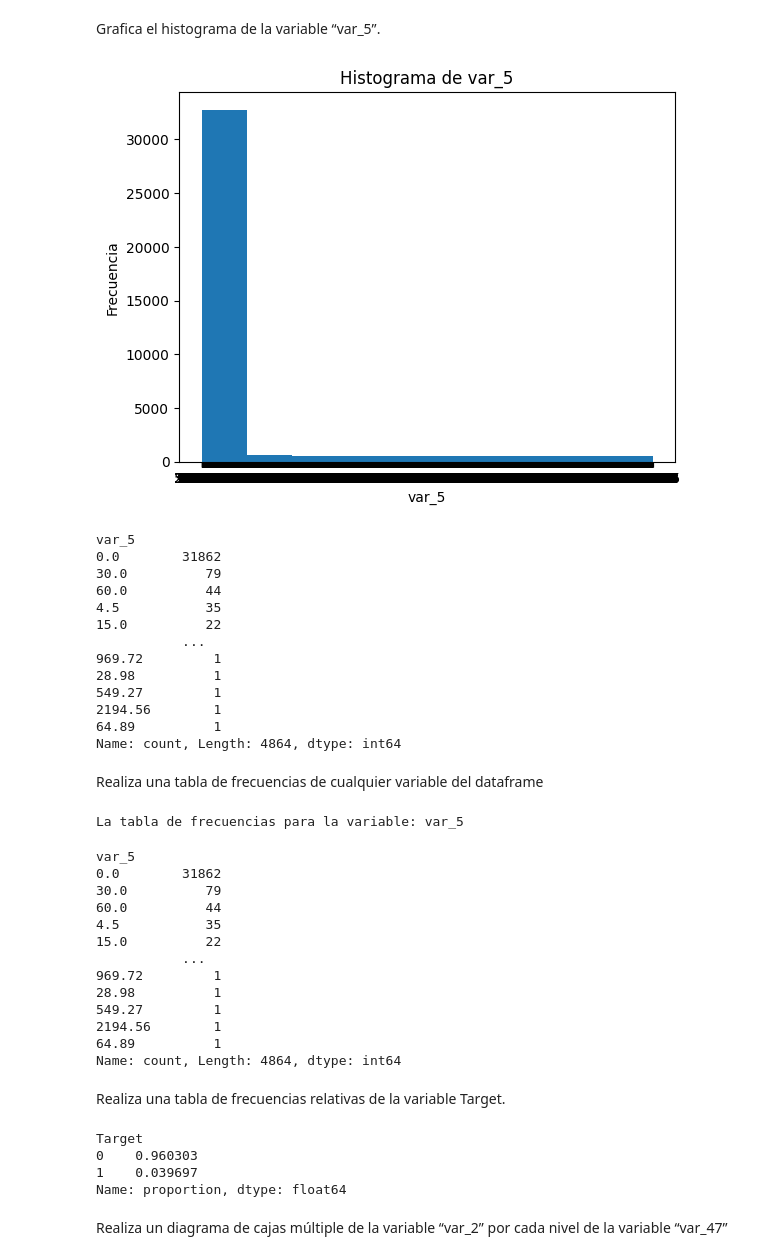
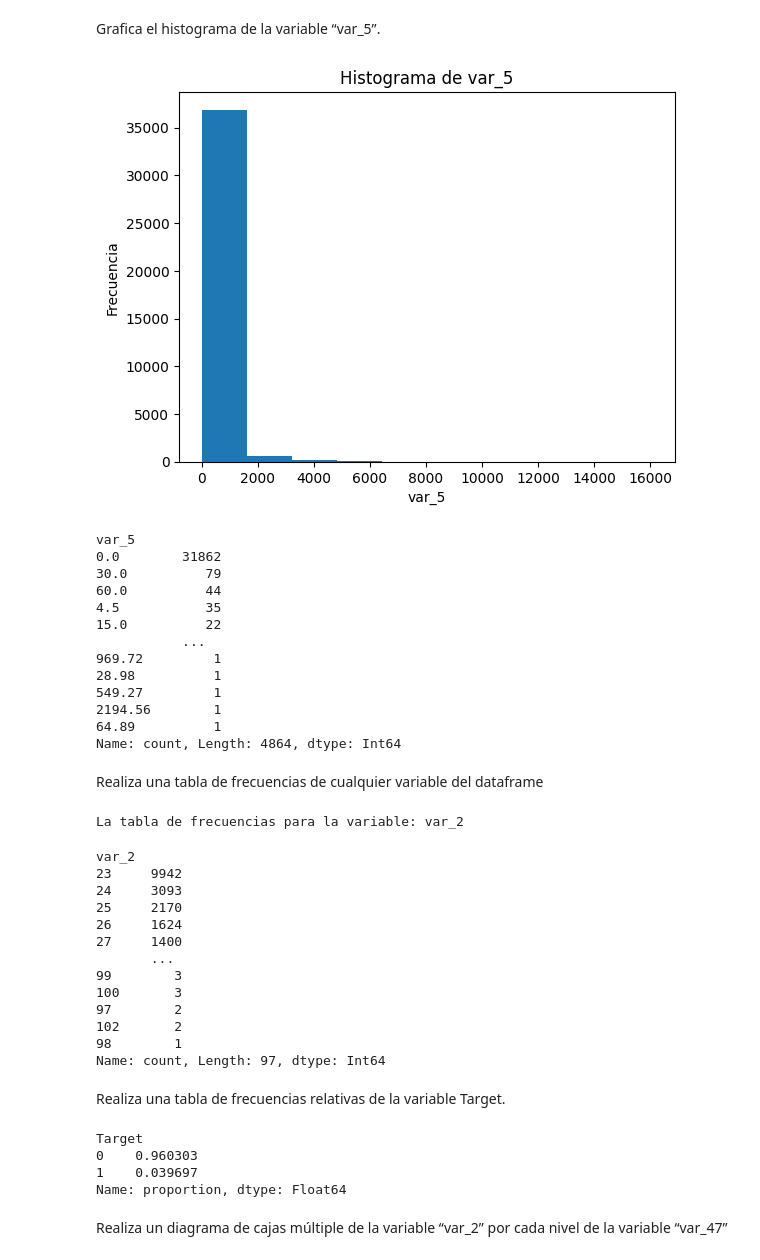
Before and after one commit to Antoniogitntg/prueba2025, a Jupyter notebook: prueba.ipynb, the cells around one changed output. Cells and saved outputs as stored; diff of their text form; code cells hidden in the pictures.

```diff
--- a/prueba.ipynb
+++ b/prueba.ipynb
@@ -105,3 +103,6 @@ Index: 37685 entries, 0 to 38066
 Columns: 372 entries, Unnamed: 0 to Target
 dtypes: string(372)
 memory usage: 107.2 MB
+# %%
+for col in src_train.columns:
+    src_train[col] = pd.to_numeric(src_train[col], errors='coerce')
@@ -118,3 +126,0 @@ memory usage: 107.2 MB
-# %%
-for col in raw_datos_cle.columns:
-    src_train[col] = pd.to_numeric(src_train[col], errors='coerce')
@@ -120,0 +129,3 @@ for col in raw_datos_cle.columns:
+# %%
+src_train.drop(columns=['Unnamed: 0'],inplace=True)
+src_train
@@ -148,15 +155,15 @@ raw_datos_cle.drop(columns=['Unnamed: 0'])
  Grafica el histograma de la variable “var_5”.
 # %%
 import matplotlib.pyplot as plt
-plt.hist(raw_datos_cle['var_5'], bins=10)
+plt.hist(src_train['var_5'], bins=10)
 plt.xlabel('var_5')
 plt.ylabel('Frecuencia')
 plt.title('Histograma de var_5')
 plt.show()
 # %% [output]
-[figure, old version]
+[figure, new version]
 # %%
-raw_datos_cle['var_5'].value_counts()
+src_train['var_5'].value_counts()
 # %% [output]
 var_5
 0.0        31862
@@ -170,43 +177,43 @@ var_5
 549.27         1
 2194.56        1
 64.89          1
-Name: count, Length: 4864, dtype: int64
+Name: count, Length: 4864, dtype: Int64
 # %% [markdown]
 Realiza una tabla de frecuencias de cualquier variable del dataframe
 # %%
 numero_variable=input("Indica el número de la variable (por ejemplo, '1' para 'var_1'): ")
 variable= f"var_{numero_variable}"
-if variable in raw_datos_cle.columns:
+if variable in src_train.columns:
     print("La tabla de frecuencias para la variable: "+variable)
 else:
     print ("la variable seleccionada no existe")
 
-raw_datos_cle[variable].value_counts()
+src_train[variable].value_counts()
 # %% [output]
-La tabla de frecuencias para la variable: var_5
+La tabla de frecuencias para la variable: var_2
-var_5
-0.0        31862
-30.0          79
-60.0          44
-4.5           35
-15.0          22
-           ...
-969.72         1
-28.98          1
-549.27         1
-2194.56        1
-64.89          1
-Name: count, Length: 4864, dtype: int64
+var_2
+23     9942
+24     3093
+25     2170
+26     1624
+27     1400
+       ...
+99        3
+100       3
+97        2
+102       2
+98        1
+Name: count, Length: 97, dtype: Int64
 # %% [markdown]
  Realiza una tabla de frecuencias relativas de la variable Target.
 # %%
-frecuencia_relativa = raw_datos_cle['Target'].value_counts(normalize=True)
+frecuencia_relativa = src_train['Target'].value_counts(normalize=True)
 frecuencia_relativa
 # %% [output]
 Target
 0    0.960303
 1    0.039697
-Name: proportion, dtype: float64
+Name: proportion, dtype: Float64
 # %% [markdown]
  Realiza un diagrama de cajas múltiple de la variable “var_2” por cada nivel de la variable “var_47”
 # %%
```
Also changed, not shown: parts of 19 cells of this notebook.
